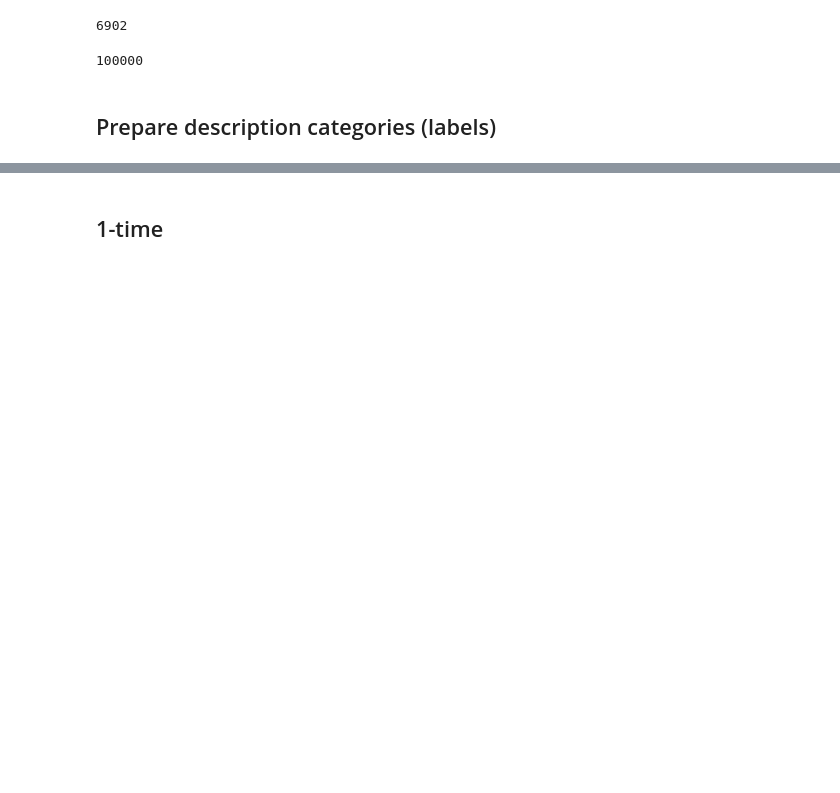
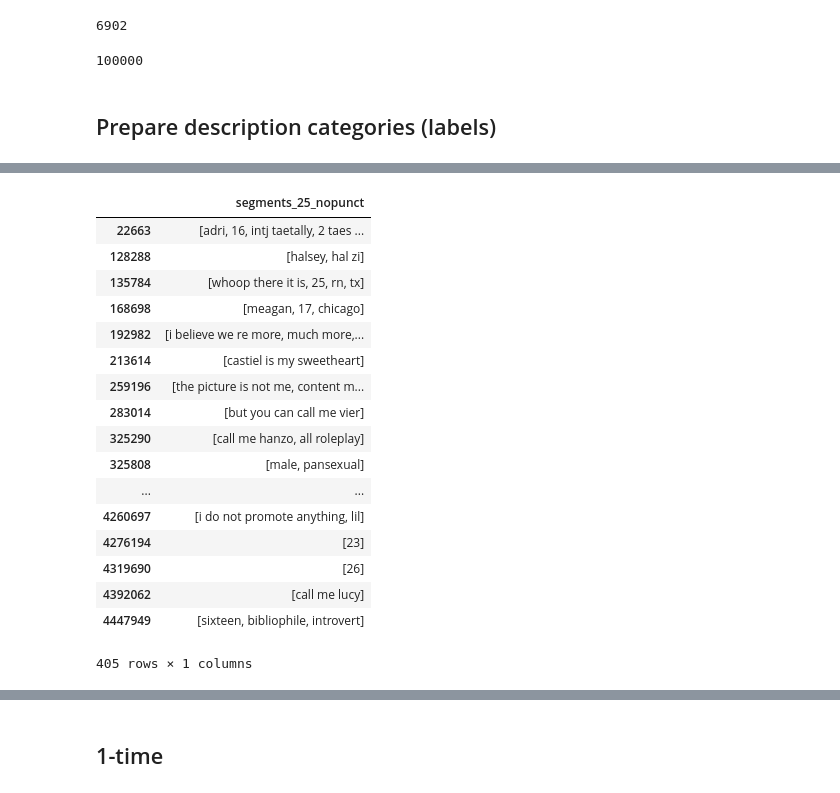
Before and after one commit to michaelmilleryoder/tumblr-scripts, a Jupyter notebook: jupyter/blog_descriptions_experiments.ipynb, the cells around one changed output, grey strips where cells are left out. Cells and saved outputs as stored; diff of their text form; code cells hidden in the pictures; blank space fills up the shorter version.

```diff
--- a/jupyter/blog_descriptions_experiments.ipynb
+++ b/jupyter/blog_descriptions_experiments.ipynb
@@ -180,0 +404,24 @@ model.save('/usr0/home/mamille2/tumblr/data/100posts_cnn.h5')
+# %%
+# Look at descriptions of people with the word
+match_ids = match_rows['tumblog_id'].unique()
+match_descs = descs[descs['tumblog_id'].isin(match_ids)].loc[:, ['segments_25_nopunct']]
+match_descs
+# %% [output]
+|  | segments_25_nopunct |
+| 22663 | [adri, 16, intj taetally, 2 taes ... |
+| 128288 | [halsey, hal zi] |
+| 135784 | [whoop there it is, 25, rn, tx] |
+| 168698 | [meagan, 17, chicago] |
+| 192982 | [i believe we re more, much more,... |
+| 213614 | [castiel is my sweetheart] |
+| 259196 | [the picture is not me, content m... |
+| 283014 | [but you can call me vier] |
+| 325290 | [call me hanzo, all roleplay] |
+| 325808 | [male, pansexual] |
+| ... | ... |
+| 4260697 | [i do not promote anything, lil] |
+| 4276194 | [23] |
+| 4319690 | [26] |
+| 4392062 | [call me lucy] |
+| 4447949 | [sixteen, bibliophile, introvert] |
+405 rows × 1 columns
```
Also changed, not shown: parts of 49 cells of this notebook.
